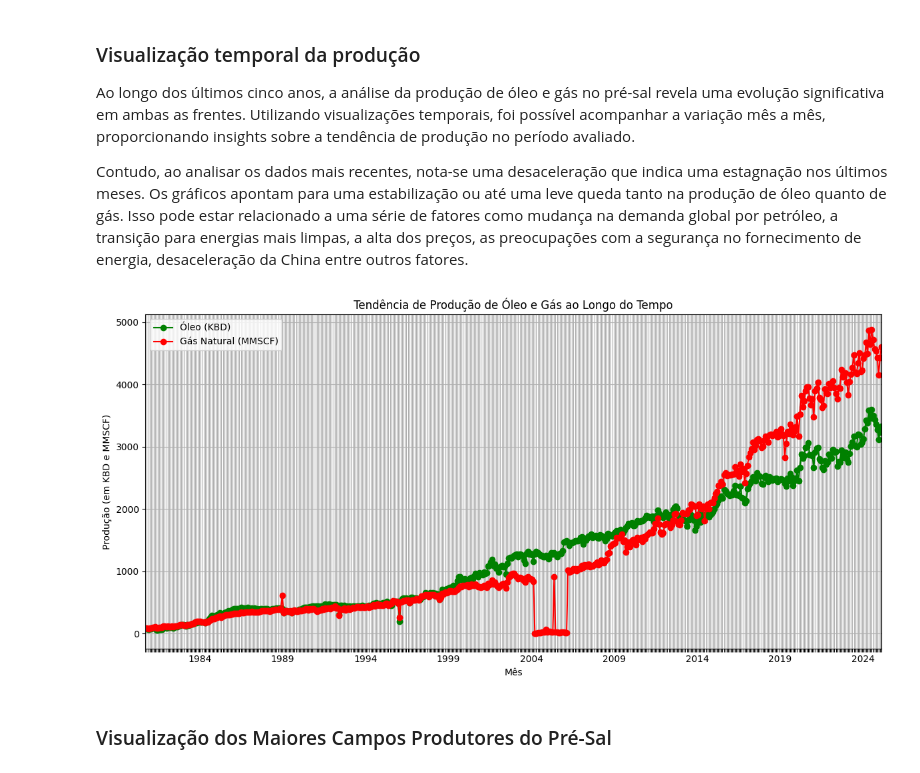
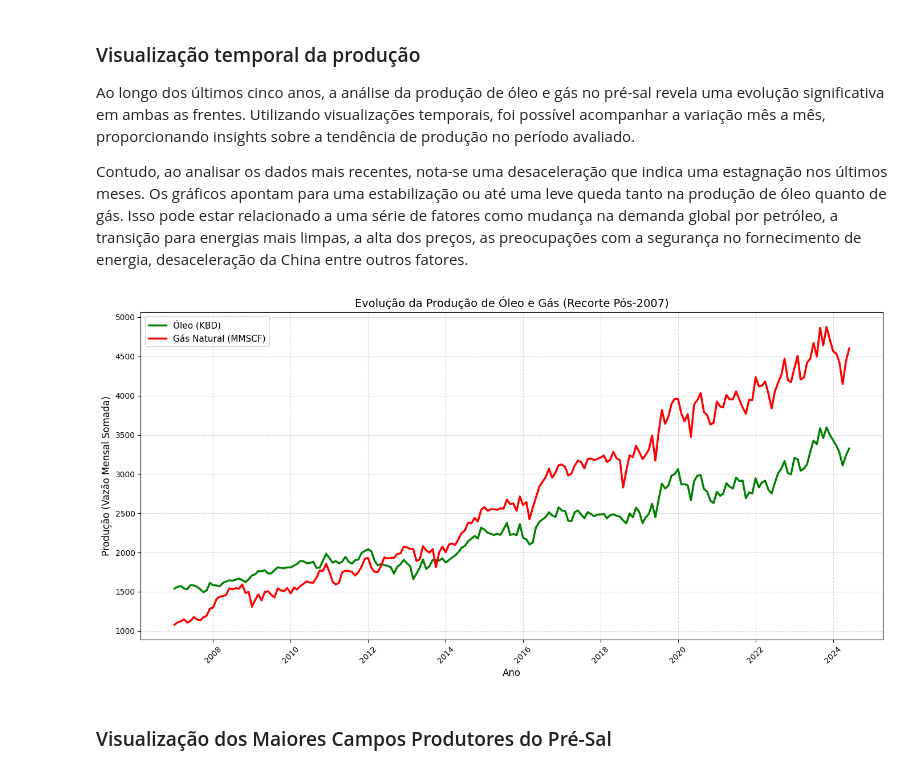
Before and after one commit to brainopensource/datascience-mvp, a Jupyter notebook: ciencia-de-dados/MVP_Análise_de_Dados_e_Boas_Práticas_Extended.ipynb, the cells around one changed output. Cells and saved outputs as stored; diff of their text form; code cells hidden in the pictures.

```diff
--- a/ciencia-de-dados/MVP_Análise_de_Dados_e_Boas_Práticas_Extended.ipynb
+++ b/ciencia-de-dados/MVP_Análise_de_Dados_e_Boas_Práticas_Extended.ipynb
@@ -880,31 +853,40 @@ plt.show()
 Ao longo dos últimos cinco anos, a análise da produção de óleo e gás no pré-sal revela uma evolução significativa em ambas as frentes. Utilizando visualizações temporais, foi possível acompanhar a variação mês a mês, proporcionando insights sobre a tendência de produção no período avaliado.
 
 Contudo, ao analisar os dados mais recentes, nota-se uma desaceleração que indica uma estagnação nos últimos meses. Os gráficos apontam para uma estabilização ou até uma leve queda tanto na produção de óleo quanto de gás. Isso pode estar relacionado a uma série de fatores como mudança na demanda global por petróleo, a transição para energias mais limpas, a alta dos preços, as preocupações com a segurança no fornecimento de energia, desaceleração da China entre outros fatores.
-# %%
-# Ajustando o gráfico para exibir todos os meses do ano no eixo X
-plt.figure(figsize=(12, 6))
-
-# Agrupando por período (mês) e somando as produções de óleo e gás
-df_production_clean.groupby('periodo')['oleo_kbd'].sum().plot(label='Óleo (KBD)', marker='o', color='green')
-df_production_clean.groupby('periodo')['gas_natural_mmscf_total'].sum().plot(label='Gás Natural (MMSCF)', marker='o', color='red')
-
-# Título e legenda
-plt.title('Tendência de Produção de Óleo e Gás ao Longo do Tempo')
-plt.xlabel('Mês')
-plt.ylabel('Produção (em KBD e MMSCF)')
-plt.legend()
-
-# Melhorando visualização do eixo X para mostrar mês e ano
-plt.xticks(df_production_clean['periodo'].dt.to_period('M').unique(), rotation=0, ha='right')  # Exibe no formato "Jan 2020", "Fev 2020", etc.
-plt.grid(True)  # Adiciona grades para melhor visualização das inclinações
-
-# Ajuste o layout para evitar sobreposição
-plt.tight_layout()
-
-# Exibe o gráfico
-plt.show()
-# %% [output]
-[figure, removed]
+# %%
+import matplotlib.dates as mdates
+
+# Definindo o recorte temporal a partir de 2007 para focar no Pré-Sal
+df_recente_trend = df_production_clean[df_production_clean['periodo'] >= '2007-01-01']
+
+# Agrupando os dados filtrados
+series_oleo = df_recente_trend.groupby('periodo')['oleo_kbd'].sum()
+series_gas = df_recente_trend.groupby('periodo')['gas_natural_mmscf_total'].sum()
+
+plt.figure(figsize=(14, 7))
+
+# Plotagem com linhas limpas (sem os marcadores que poluem a série histórica)
+plt.plot(series_oleo.index, series_oleo.values, label='Óleo (KBD)', color='green', linewidth=2.5)
+plt.plot(series_gas.index, series_gas.values, label='Gás Natural (MMSCF)', color='red', linewidth=2.5)
+
+# Títulos e Labels
+plt.title('Evolução da Produção de Óleo e Gás (Recorte Pós-2007)', fontsize=14)
+plt.xlabel('Ano', fontsize=12)
+plt.ylabel('Produção (Vazão Mensal Somada)', fontsize=12)
+plt.legend(fontsize=11, loc='upper left')
+
+# Melhorando a escala do eixo X para o período 2007-2024
+ax = plt.gca()
+ax.xaxis.set_major_locator(mdates.YearLocator(2)) # Marcação a cada 2 anos para não poluir
+ax.xaxis.set_major_formatter(mdates.DateFormatter('%Y'))
+
+plt.xticks(rotation=45)
+plt.grid(True, linestyle='--', alpha=0.5)
+
+plt.tight_layout()
+plt.show()
+# %% [output]
+[figure, added]
 # %% [markdown]
 ### Visualização dos Maiores Campos Produtores do Pré-Sal
 # %%
```
Also changed, not shown: parts of 6 cells of this notebook.
